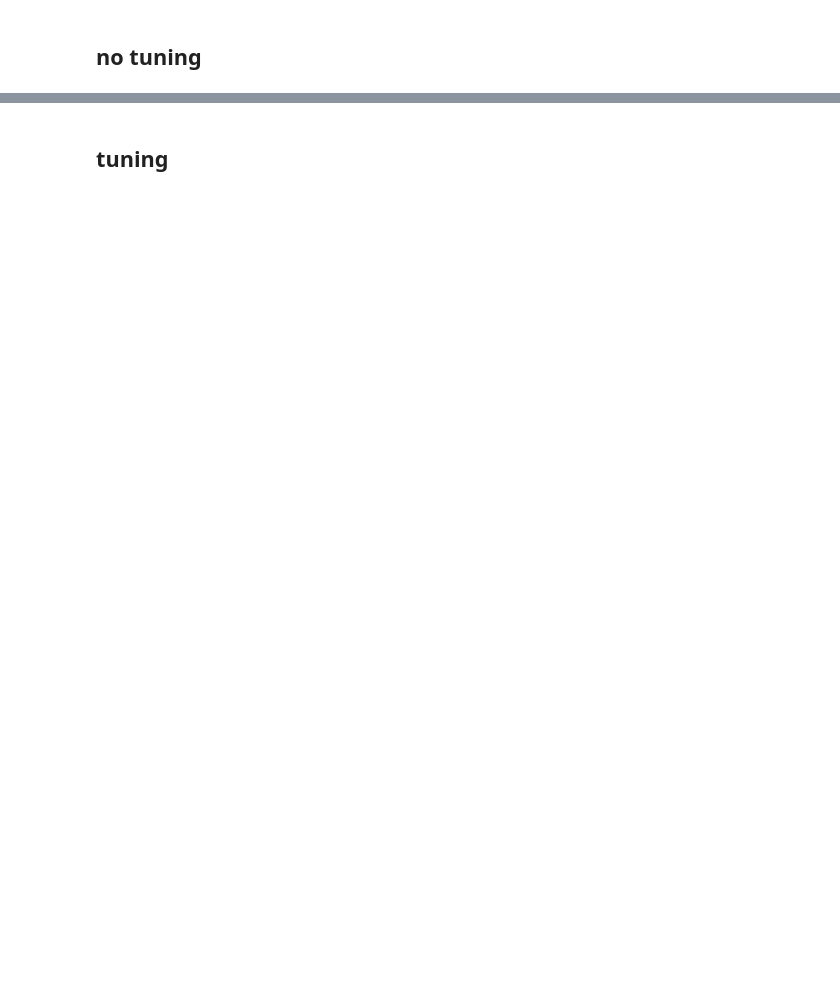
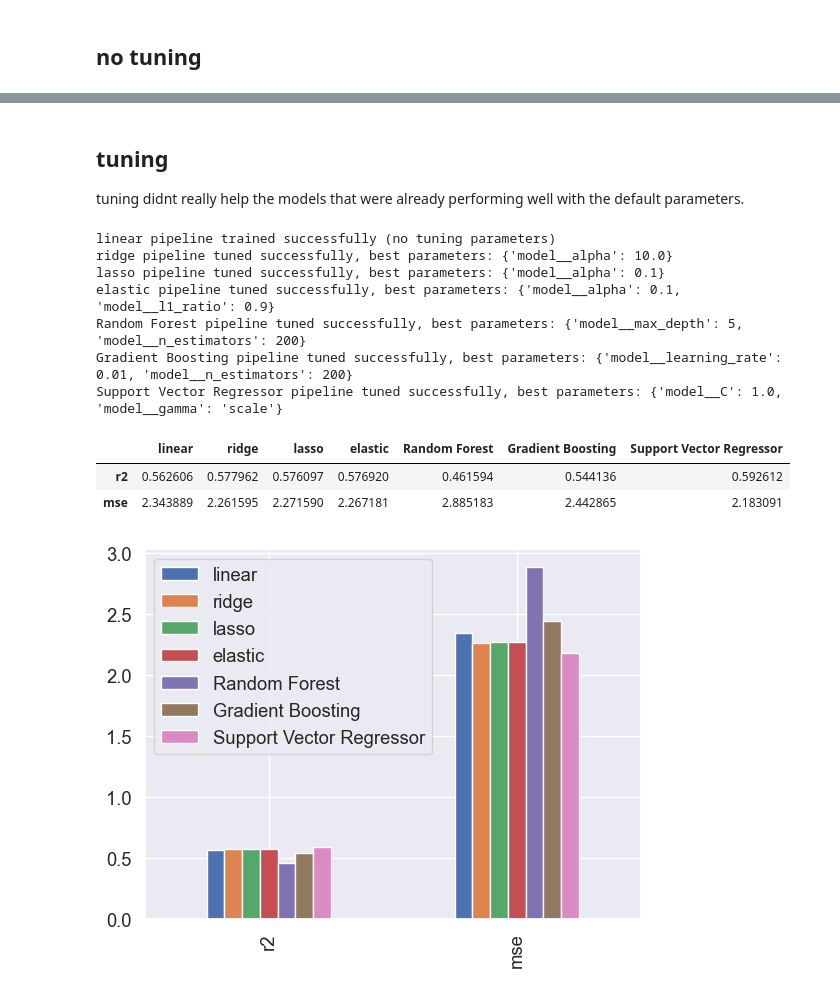
Before and after one commit to greyson-newton/big-data-analytics, a Jupyter notebook: big-data-analytics/midterms/M1/m1.ipynb, the cells around one changed output, grey strips where cells are left out. Drawn from its saved outputs; the diff is of its cells as text; code cells hidden in the pictures; blank space fills up the shorter version.

```diff
--- a/big-data-analytics/midterms/M1/m1.ipynb
+++ b/big-data-analytics/midterms/M1/m1.ipynb
@@ -272,6 +326,7 @@ import pandas as pd
 # holds a registry of different regression models
 class RegressionFactory:
     def __init__(self):
+        '''Registry for modls'''
         self.models = {
             'linear': LinearRegression(),
             'ridge': Ridge(),
@@ -292,9 +347,10 @@ class RegressionFactory:
 # PipelineFactory that builds a pipeline with scaling and modeling.
 class PipelineFactory:
     def __init__(self):
-        self.pipelines = {}  # registry for pipelines
+        '''Registry for pipelines'''
+        self.pipelines = {}
     def create_pipeline(self, model):
-        """Creates a pipeline with scaling and the given model."""
+        '''Creates a pipeline with scaling and the given model.'''
         return Pipeline([
             ('scaler', StandardScaler()),
             ('model', model)
@@ -314,14 +370,26 @@ def split_data(df: pd.DataFrame, target: str, features: list, **kwargs) -> dict:
     test_y = test[target]
     return {'train_X': train_X, 'train_y': train_y, 'test_X': test_X, 'test_y': test_y}
 
-def train_pipelines(df: pd.DataFrame, target: str, features: list, model_names: list,
-                    model_factory: RegressionFactory, pipeline_factory: PipelineFactory,
-                    param_grids: dict = {}):
+def train_pipelines(
+    df: pd.DataFrame,
+    target: str,
+    features: list,
+    model_names: list,
+    model_factory: RegressionFactory,
+    pipeline_factory: PipelineFactory,
+    param_grids: dict = {}
+    ) -> None:
+
+    # get data
     dataset = split_data(df, target, features, test_size=0.2, random_state=42)
+
+    # train pipelines
     for model_name in model_names:
+        # instantiate pipeline
         model = model_factory.get(model_name)
         pipeline = pipeline_factory.create_pipeline(model)
         grid_params = param_grids.get(model_name, {})
+        # tune if tunable, else regular fit
         if grid_params:
             gs = GridSearchCV(pipeline, grid_params, cv=5)
             gs.fit(dataset['train_X'], dataset['train_y'])
@@ -330,7 +398,7 @@ def train_pipelines(df: pd.DataFrame, target: str, features: list, model_names:
         else:
             pipeline.fit(dataset['train_X'], dataset['train_y'])
             print(f"{model_name} pipeline trained successfully (no tuning parameters)")
-        # Evaluate model performance
+        # evaluate and register
         y_pred = pipeline.predict(dataset['test_X'])
         r2 = pipeline.score(dataset['test_X'], dataset['test_y'])
         mse = np.mean((y_pred - dataset['test_y'])**2)
@@ -361,22 +439,35 @@ metrics_df
-# %% [markdown]
-## tuning
+# %% [markdown]
+## tuning
+
+tuning didnt really help the models that were already performing well with the default parameters.
 # %%
-
+# config
 with open("param_grids.yml", "r") as f:
     param_grids = yaml.safe_load(f)
 
-# Instantiate factories and train pipelines with tuning functionality
 model_factory = RegressionFactory()
 pipeline_factory = PipelineFactory()
 target = 'Porosity (%)'
-features = ['Depth (ft)']``
+features = ['Depth (ft)']
 models = ['linear', 'ridge', 'lasso', 'elastic', 'Random Forest',
           'Gradient Boosting', 'Support Vector Regressor']
-
+# train
 train_pipelines(df, target, features, models, model_factory,
                 pipeline_factory, param_grids)
 
-# Visualize the metrics with a bar plot
+# visualize
 metrics_df = pd.DataFrame(model_factory.metrics)
 metrics_df.plot(kind='bar')
 metrics_df
+# %% [output]
+linear pipeline trained successfully (no tuning parameters)
+ridge pipeline tuned successfully, best parameters: {'model__alpha': 10.0}
+lasso pipeline tuned successfully, best parameters: {'model__alpha': 0.1}
+elastic pipeline tuned successfully, best parameters: {'model__alpha': 0.1, 'model__l1_ratio': 0.9}
+Random Forest pipeline tuned successfully, best parameters: {'model__max_depth': 5, 'model__n_estimators': 200}
+Gradient Boosting pipeline tuned successfully, best parameters: {'model__learning_rate': 0.01, 'model__n_estimators': 200}
+Support Vector Regressor pipeline tuned successfully, best parameters: {'model__C': 1.0, 'model__gamma': 'scale'}
+|  | linear | ridge | lasso | elastic | Random Forest | Gradient Boosting | Support Vector Regressor |
+| r2 | 0.562606 | 0.577962 | 0.576097 | 0.576920 | 0.461594 | 0.544136 | 0.592612 |
+| mse | 2.343889 | 2.261595 | 2.271590 | 2.267181 | 2.885183 | 2.442865 | 2.183091 |
+[figure, added]
```
Also changed, not shown: parts of 23 cells of this notebook, 22 other files.
